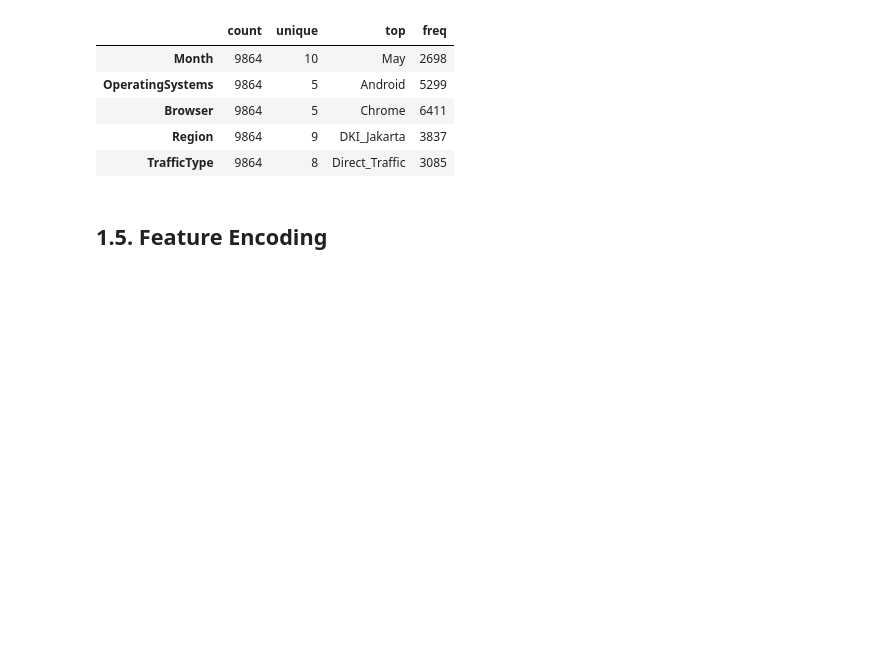
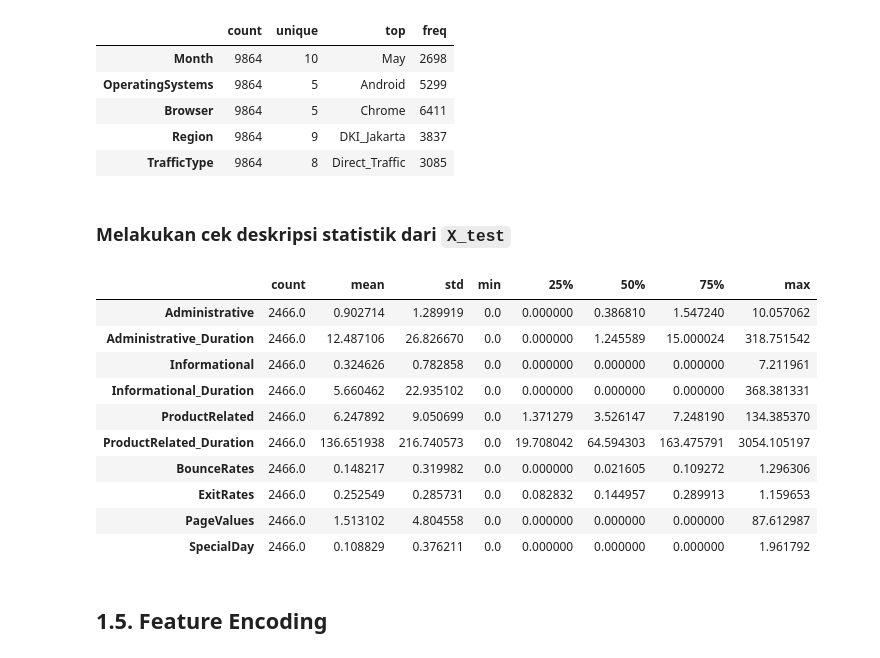
Before and after one commit to sabirinID/Final-Project-Quattro, a Jupyter notebook: Notebooks/2_Data_Preprocessing.ipynb, the cells around one changed output. Saved outputs shown, nothing was run; the diff lists cells and outputs as text; code cells hidden in the pictures; blank space fills up the shorter version.

```diff
--- a/Notebooks/2_Data_Preprocessing.ipynb
+++ b/Notebooks/2_Data_Preprocessing.ipynb
@@ -454,6 +460,22 @@ X_train[['Month', 'OperatingSystems', 'Browser', 'Region', 'TrafficType']].descr
 | Browser | 9864 | 5 | Chrome | 6411 |
 | Region | 9864 | 9 | DKI_Jakarta | 3837 |
 | TrafficType | 9864 | 8 | Direct_Traffic | 3085 |
+# %% [markdown]
+### Melakukan cek deskripsi statistik dari `X_test`
+# %%
+X_test[num_var].describe().T
+# %% [output]
+|  | count | mean | std | min | 25% | 50% | 75% | max |
+| Administrative | 2466.0 | 0.902714 | 1.289919 | 0.0 | 0.000000 | 0.386810 | 1.547240 | 10.057062 |
+| Administrative_Duration | 2466.0 | 12.487106 | 26.826670 | 0.0 | 0.000000 | 1.245589 | 15.000024 | 318.751542 |
+| Informational | 2466.0 | 0.324626 | 0.782858 | 0.0 | 0.000000 | 0.000000 | 0.000000 | 7.211961 |
+| Informational_Duration | 2466.0 | 5.660462 | 22.935102 | 0.0 | 0.000000 | 0.000000 | 0.000000 | 368.381331 |
+| ProductRelated | 2466.0 | 6.247892 | 9.050699 | 0.0 | 1.371279 | 3.526147 | 7.248190 | 134.385370 |
+| ProductRelated_Duration | 2466.0 | 136.651938 | 216.740573 | 0.0 | 19.708042 | 64.594303 | 163.475791 | 3054.105197 |
+| BounceRates | 2466.0 | 0.148217 | 0.319982 | 0.0 | 0.000000 | 0.021605 | 0.109272 | 1.296306 |
+| ExitRates | 2466.0 | 0.252549 | 0.285731 | 0.0 | 0.082832 | 0.144957 | 0.289913 | 1.159653 |
+| PageValues | 2466.0 | 1.513102 | 4.804558 | 0.0 | 0.000000 | 0.000000 | 0.000000 | 87.612987 |
+| SpecialDay | 2466.0 | 0.108829 | 0.376211 | 0.0 | 0.000000 | 0.000000 | 0.000000 | 1.961792 |
 # %% [markdown]
 ## 1.5. Feature Encoding
 # %% [markdown]
```
Also changed, not shown: parts of 10 cells of this notebook, 1 other file.
